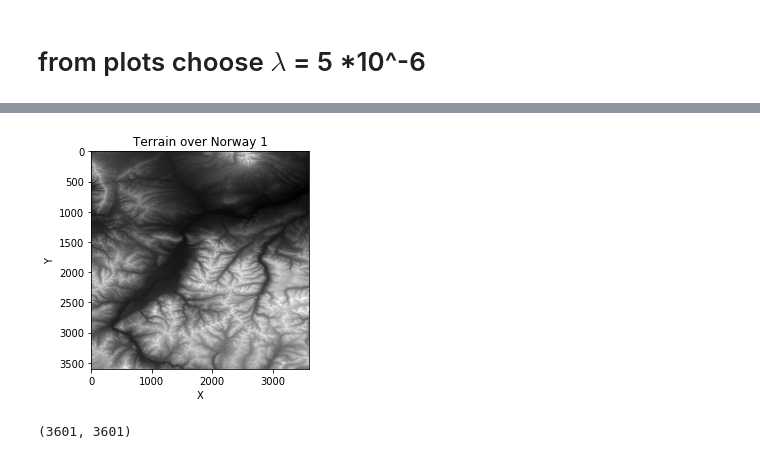
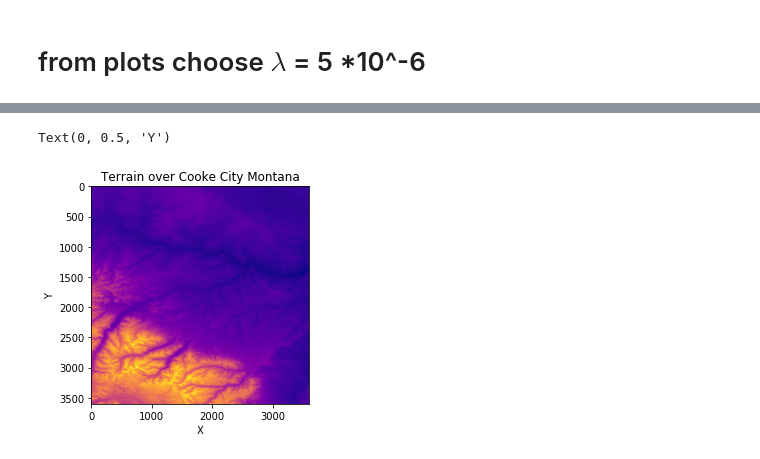
Before and after one commit to bruce-chappell/FYS4155, a Jupyter notebook: project1/proj1better.ipynb, the cells around one changed output, grey strips where cells are left out. Saved outputs shown, nothing was run; the diff lists cells and outputs as text; code cells hidden in the pictures.

```diff
--- a/project1/proj1better.ipynb
+++ b/project1/proj1better.ipynb
@@ -575,18 +769,15 @@ plt.show()
 # %%
 
 from imageio import imread
-
+%matplotlib inline
 # Load the terrain
-terrain1 = imread('n45_w111_1arc_v3.tif')
+terrain1 = imread('cooke_city.tif')
 # Show the terrain
-plt.figure()
-plt.title('Terrain over Norway 1')
-plt.imshow(terrain1, cmap='gray')
+plt.figure(0)
+plt.title('Terrain over Cooke City Montana')
+plt.imshow(terrain1, cmap='plasma')
 plt.xlabel('X')
 plt.ylabel('Y')
-plt.show()
-
-terrain1.shape
 # %% [output]
+Text(0, 0.5, 'Y')
-[figure, old version]
+[figure, new version]
-(3601, 3601)
```
Also changed, not shown: parts of 27 cells of this notebook.
